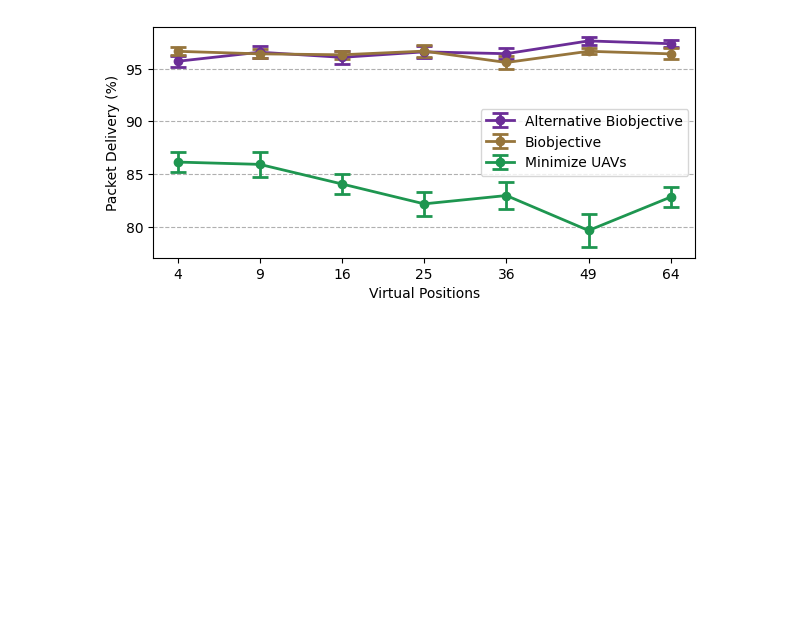
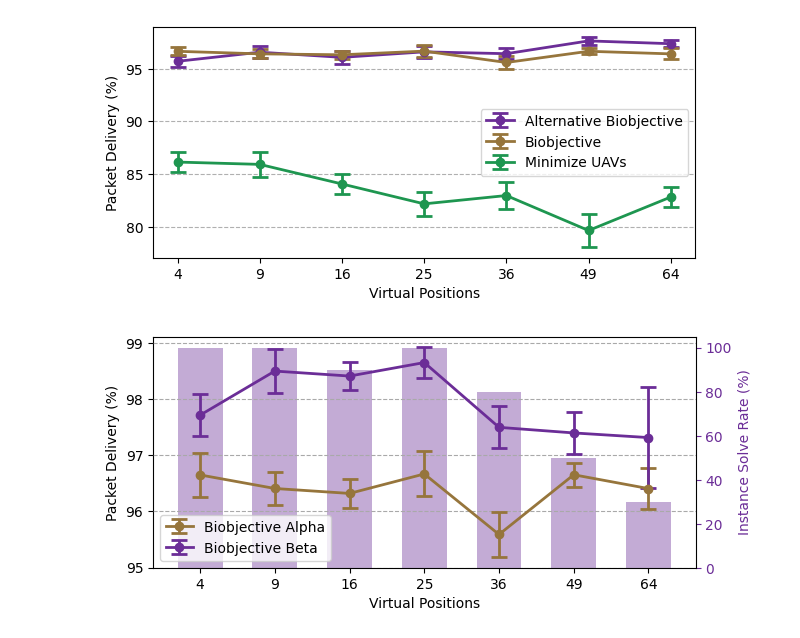
Before and after one commit to DanteCampos/Lora-UAV-Positioning-Model, a Jupyter notebook: result.ipynb, the cells around one changed output. Cells and saved outputs as stored; diff of their text form; code cells hidden in the pictures; blank space fills up the shorter version.

```diff
--- a/result.ipynb
+++ b/result.ipynb
@@ -224,6 +224,92 @@ plt.legend(loc='best')
 plt.show()
 # %% [output]
 [figure]
+# %%
+import numpy as np
+import matplotlib.pyplot as plt
+import pandas as pd
+import os
+
+means_alt = []
+error_alt = []
+means_biobj = []
+error_biobj = []
+indexes = []
+solve_rate = {4: 0.0, 9: 0.0, 16: 0.0, 25: 0.0, 36: 0.0, 49: 0.0, 64: 0.0}
+solved_seeds = {4: [], 9: [], 16: [], 25: [], 36: [], 49: [], 64: []}
+
+pathCWD = os.getcwd() + "/data/"
+pathFile = pathCWD + "model/output/beta_biobj_solutions.dat"
+dataSolAlt = pd.read_csv(pathFile, sep=",")
+dfSolAlt = pd.DataFrame(dataSolAlt)
+
+for row in dfSolAlt.iterrows():
+    pos = row[1]['numVirtualPositions']
+    if row[1]['solveTime'] < 1800.0:
+        solve_rate[pos] += 10
+        solved_seeds[pos].append(row[1]['seed'])
+
+for i in range(2,9):
+    indexes.append(i**2)
+
+    # ---- Biobjective Beta ----
+    pathFile = pathCWD + "results/beta_biobj_PacketDelivery_"+ str(i**2) +"x50.dat"
+    dataPkt = pd.read_csv(pathFile, sep=",")
+    dfPkt = pd.DataFrame(dataPkt)
+
+    delivery = []
+    for row in dfPkt.iterrows():
+        if row[1]['seed'] not in solved_seeds[i**2]:
+            continue
+        delivery.append(row[1]['received'] / row[1]['sent'])
+
+    means_alt.append(np.mean(delivery) * 100)
+    error_alt.append(np.std(delivery) * 100/np.sqrt(len(delivery)))
+
+    # ---- Biobjective Alpha ----
+    pathFile = pathCWD + "results/biobj_PacketDelivery_"+ str(i**2) +"x50.dat"
+    dataPkt = pd.read_csv(pathFile, sep=",")
+    dfPkt = pd.DataFrame(dataPkt)
+
+    delivery = []
+    for row in dfPkt.iterrows():
+        delivery.append(row[1]['received'] / row[1]['sent'])
+
+    means_biobj.append(np.mean(delivery) * 100)
+    error_biobj.append(np.std(delivery) * 100/np.sqrt(len(delivery)))
+
+
+fig, ax1 = plt.subplots(figsize=(7, 3))
+
+color1 = '#6B2D97'
+color2 = '#96753C'
+color3 = '#1E9650'
+alpha = 0.4
+
+ax1.errorbar(range(len(means_alt)), means_biobj, error_biobj, color=color2, marker='o',
+             label='Biobjective Alpha', capsize=6, lw=2, capthick=2, zorder=5)
+ax1.errorbar(range(len(means_alt)), means_alt, error_alt, color=color1, marker='o',
+             label='Biobjective Beta', capsize=6, lw=2, capthick=2, zorder=5)
+
+ax1.set_xticks(range(len(means_alt)), indexes)
+ax1.set_xlabel("Virtual Positions")
+ax1.set_ylabel("Packet Delivery (%)")
+ax1.grid(True, 'major', 'y', linestyle='--', color='darkgrey')
+ax1.legend(loc='best')
+
+ax2 = ax1.twinx()
+
+ax2.bar(range(len(means_alt)), solve_rate.values(), width=0.6, color=color1, alpha=alpha, zorder=0)
+
+ax2.set_ylabel('Instance Solve Rate (%)', color=color1)
+ax2.tick_params(axis='y', which='major', colors=color1)
+
+ax1.set_zorder(ax2.get_zorder()+1)
+ax1.set_frame_on(False)
+# fig.suptitle('Solving Time by Number of Virtual Positions')
+plt.show()
+# %% [output]
+[figure, added]
 # %%
 import numpy as np
 import matplotlib.pyplot as plt
```
Also changed, not shown: parts of 5 cells of this notebook.
